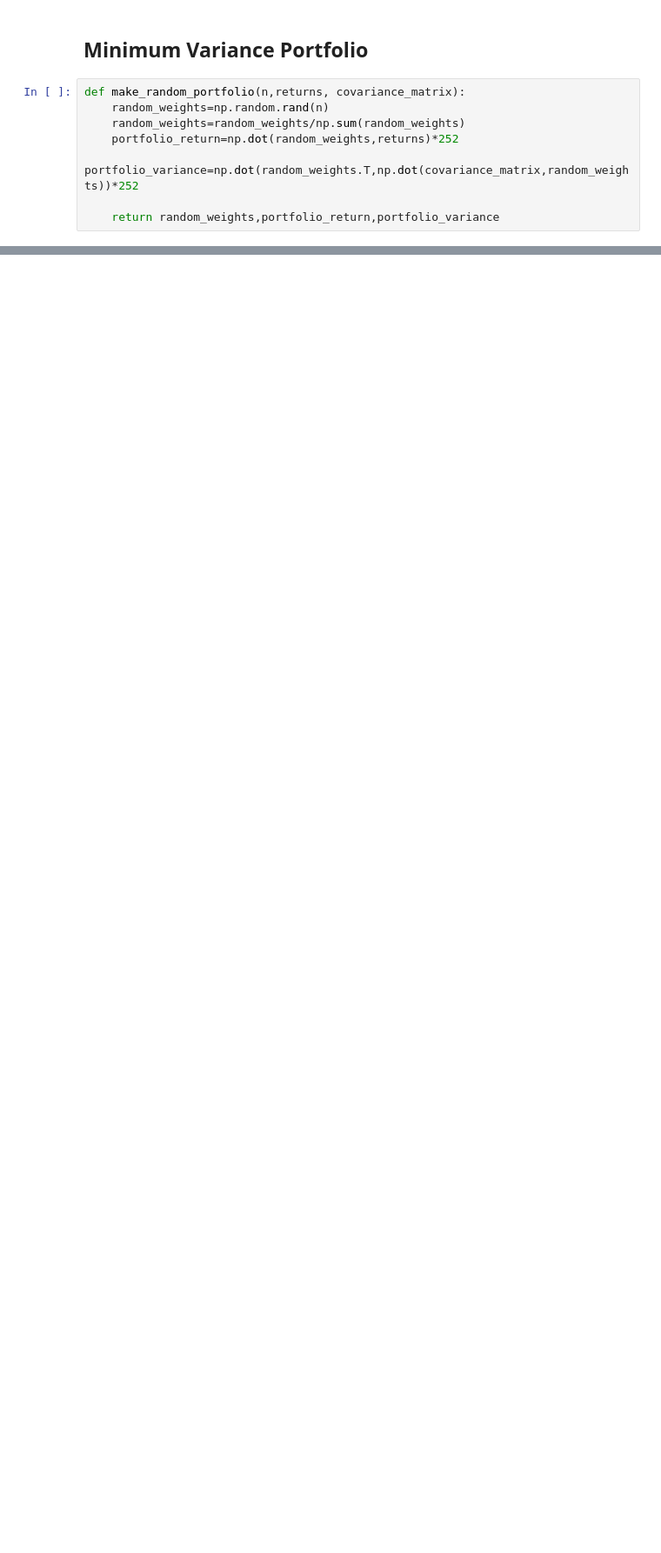
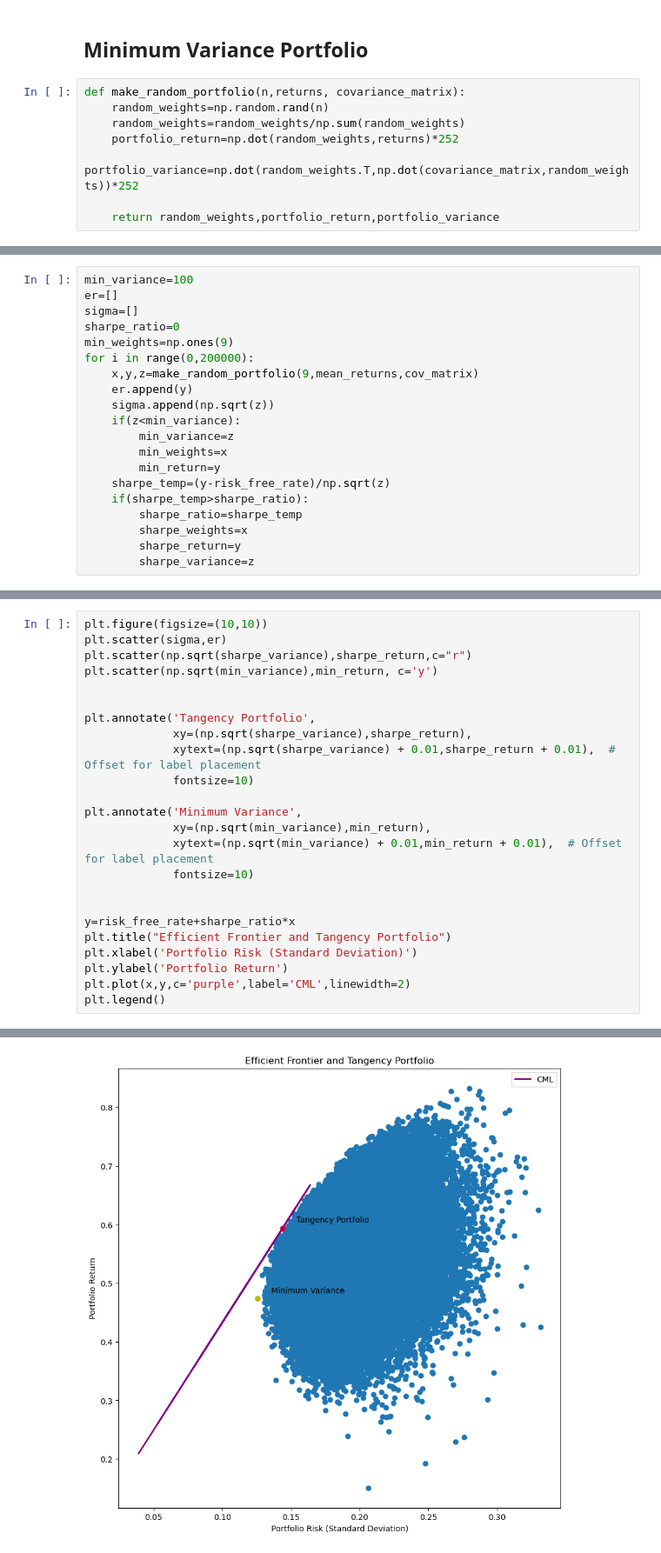
Before and after one commit to Rishi-Bharadwaj/Applied-AI-in-Finance, a Jupyter notebook: Sapm/first.ipynb, the cells around one changed output, grey strips where cells are left out. Shown at 87% size. Saved outputs shown, nothing was run; the diff lists cells and outputs as text; blank space fills up the shorter version.

```diff
--- a/Sapm/first.ipynb
+++ b/Sapm/first.ipynb
@@ -173,0 +338,20 @@ min_variance
+# %%
+min_variance=100
+er=[]
+sigma=[]
+sharpe_ratio=0
+min_weights=np.ones(9)
+for i in range(0,200000):
+    x,y,z=make_random_portfolio(9,mean_returns,cov_matrix)
+    er.append(y)
+    sigma.append(np.sqrt(z))
+    if(z<min_variance):
+        min_variance=z
+        min_weights=x
+        min_return=y
+    sharpe_temp=(y-risk_free_rate)/np.sqrt(z)
+    if(sharpe_temp>sharpe_ratio):
+        sharpe_ratio=sharpe_temp
+        sharpe_weights=x
+        sharpe_return=y
+        sharpe_variance=z
@@ -173,0 +378,25 @@ min_variance
+# %%
+plt.figure(figsize=(10,10))
+plt.scatter(sigma,er)
+plt.scatter(np.sqrt(sharpe_variance),sharpe_return,c="r")
+plt.scatter(np.sqrt(min_variance),min_return, c='y')
+
+
+plt.annotate('Tangency Portfolio',
+             xy=(np.sqrt(sharpe_variance),sharpe_return),
+             xytext=(np.sqrt(sharpe_variance) + 0.01,sharpe_return + 0.01),  # Offset for label placement
+             fontsize=10)
+
+plt.annotate('Minimum Variance',
+             xy=(np.sqrt(min_variance),min_return),
+             xytext=(np.sqrt(min_variance) + 0.01,min_return + 0.01),  # Offset for label placement
+             fontsize=10)
+
+
+y=risk_free_rate+sharpe_ratio*x
+plt.title("Efficient Frontier and Tangency Portfolio")
+plt.xlabel('Portfolio Risk (Standard Deviation)')
+plt.ylabel('Portfolio Return')
+plt.plot(x,y,c='purple',label='CML',linewidth=2)
+plt.legend()
+# %% [output]
@@ -173,0 +404 @@ min_variance
+[figure, added]
```
Also changed, not shown: parts of 31 cells of this notebook.
